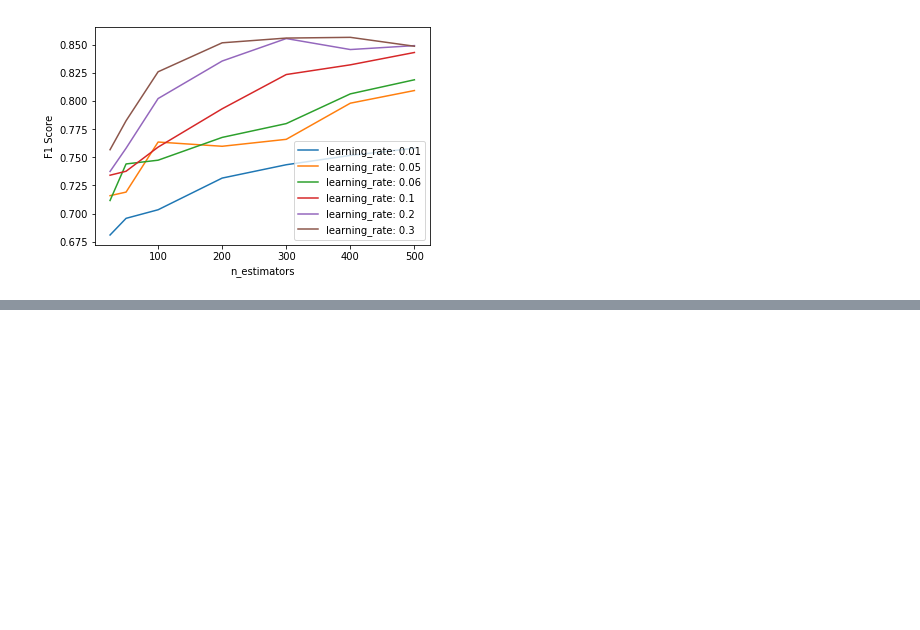
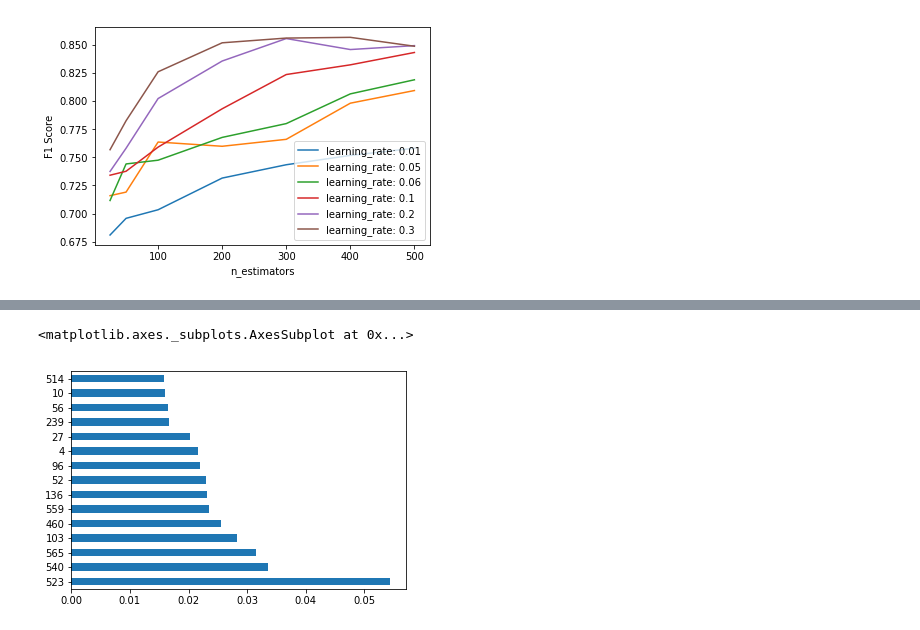
Before and after one commit to FredHutch/RelapseDataReformatting, a Jupyter notebook: reports/relapse_gradient_boosting.ipynb, the cells around one changed output, grey strips where cells are left out. Cells and saved outputs as stored; diff of their text form; code cells hidden in the pictures; blank space fills up the shorter version.

```diff
--- a/reports/relapse_gradient_boosting.ipynb
+++ b/reports/relapse_gradient_boosting.ipynb
@@ -568,0 +555,14 @@ Confusion matrix for holdout set:
+# %%
+from imblearn.over_sampling import SMOTE
+
+y = main.target
+X = main.iloc[:, 3:]
+X_hold = holdout.iloc[:, 3:]
+y_hold = holdout.target
+
+sm = SMOTE(random_state=rand_seed, k_neighbors=20)
+X_res, y_res = sm.fit_resample(X, y)
+X_res = pd.DataFrame(X_res, columns = list(X_hold.columns))
+y_res = pd.DataFrame(y_res)
+
+X_train, X_test, y_train, y_test = train_test_split(X_res, y_res, test_size = .25, random_state = rand_seed)
@@ -568,0 +644,6 @@ Confusion matrix for holdout set:
+# %%
+feature_importance = pd.Series(gb.feature_importances_, index=X_train.columns)
+feature_importance.nlargest(15).plot(kind='barh')
+# %% [output]
+<matplotlib.axes._subplots.AxesSubplot at 0x...>
+[figure, added]
```
Also changed, not shown: parts of 13 cells of this notebook.
